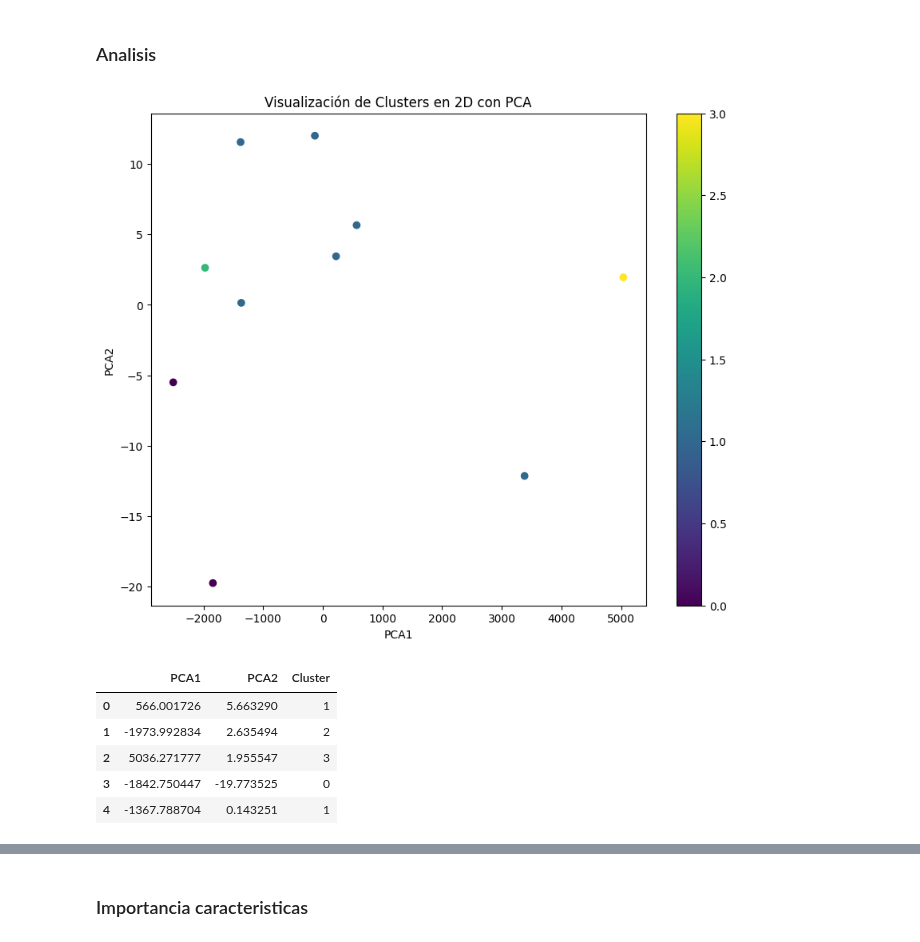
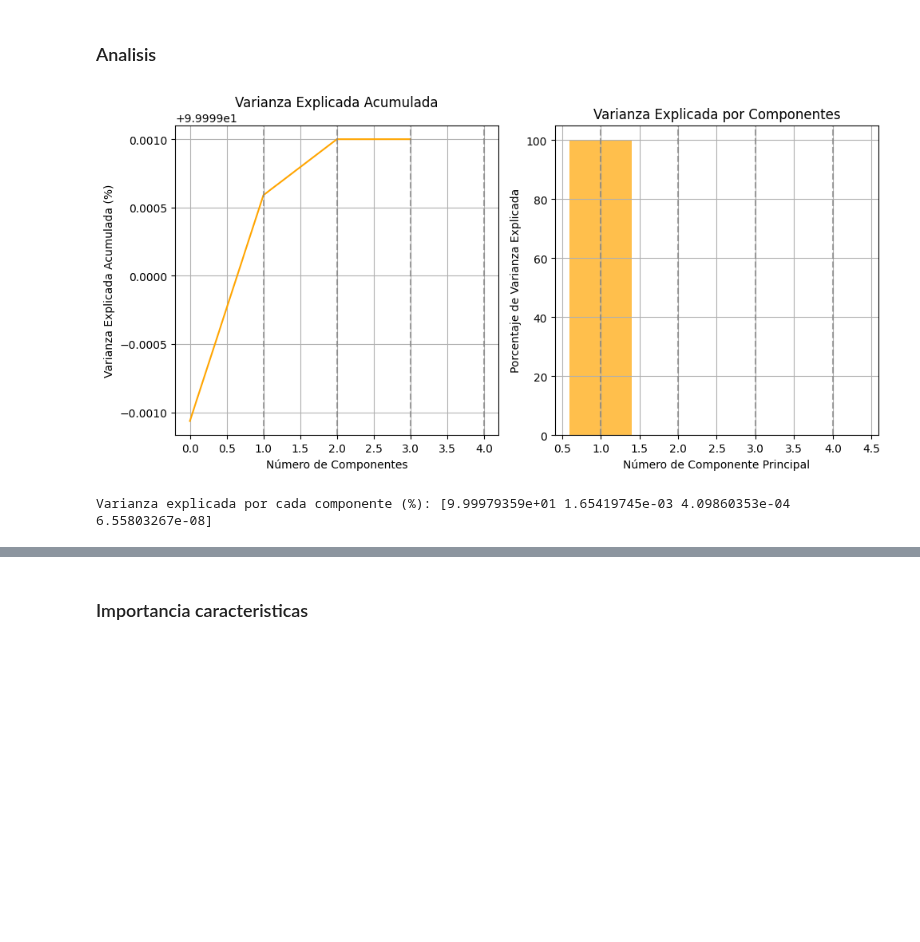
Before and after one commit to antonioMateos/grupo2retail_0424, a Jupyter notebook: 03_Clustering/04_Clustering_Tiendas.ipynb, the cells around one changed output, grey strips where cells are left out. Drawn from its saved outputs; the diff is of its cells as text; code cells hidden in the pictures; blank space fills up the shorter version.

```diff
--- a/03_Clustering/04_Clustering_Tiendas.ipynb
+++ b/03_Clustering/04_Clustering_Tiendas.ipynb
@@ -258,16 +258,13 @@ feature_matrix_with_clusters.head(5)
 | BOS_1 | 2219.70 | 38.995716 | 0.12 | 66.422400 | 1 |
 # %% [markdown]
 ### Analisis
+# %%
+km_m.view_pca_variance(feature_matrix_with_clusters)
+# %% [output]
+[figure, added]
+Varianza explicada por cada componente (%): [9.99979359e+01 1.65419745e-03 4.09860353e-04 6.55803267e-08]
 # %%
-pca_df = km_m.pca_visualization_2d(feature_matrix_with_clusters)
+# pca_df = km_m.pca_visualization_2d(feature_matrix_with_clusters)
 
-display(pca_df.head())
+# display(pca_df.head())
-# %% [output]
-[figure, removed]
-|  | PCA1 | PCA2 | Cluster |
-| 0 | 566.001726 | 5.663290 | 1 |
-| 1 | -1973.992834 | 2.635494 | 2 |
-| 2 | 5036.271777 | 1.955547 | 3 |
-| 3 | -1842.750447 | -19.773525 | 0 |
-| 4 | -1367.788704 | 0.143251 | 1 |
 # %%
```
Also changed, not shown: parts of 8 cells of this notebook, 3 other files.
